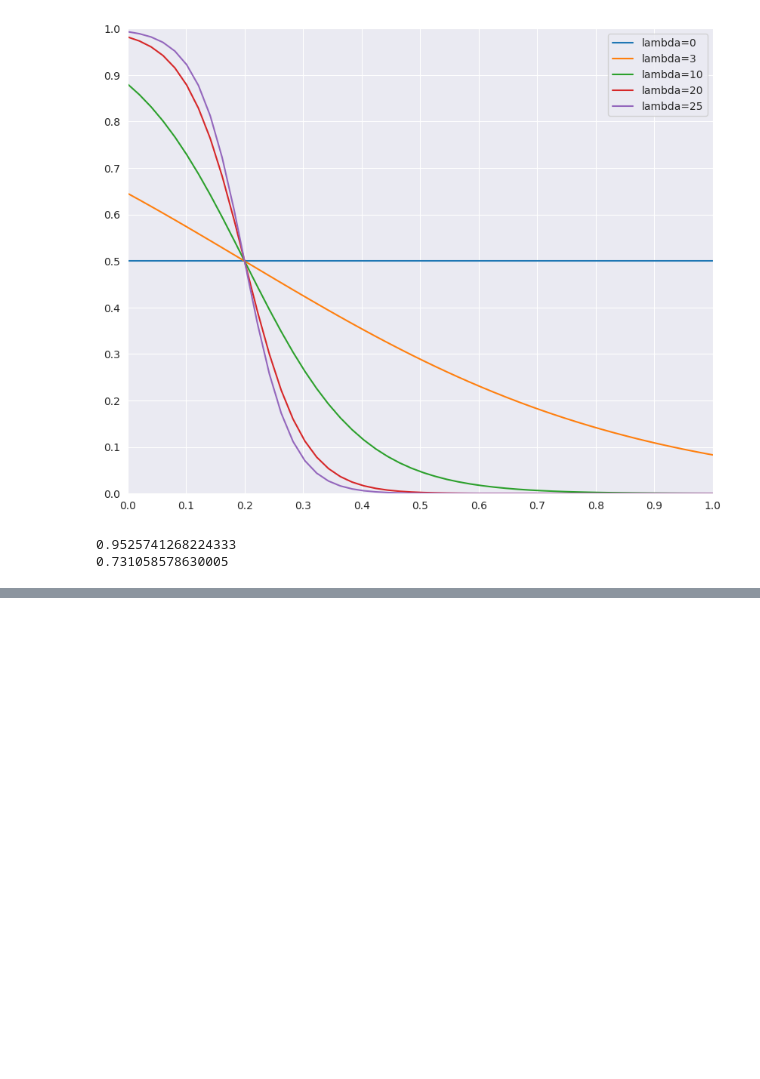
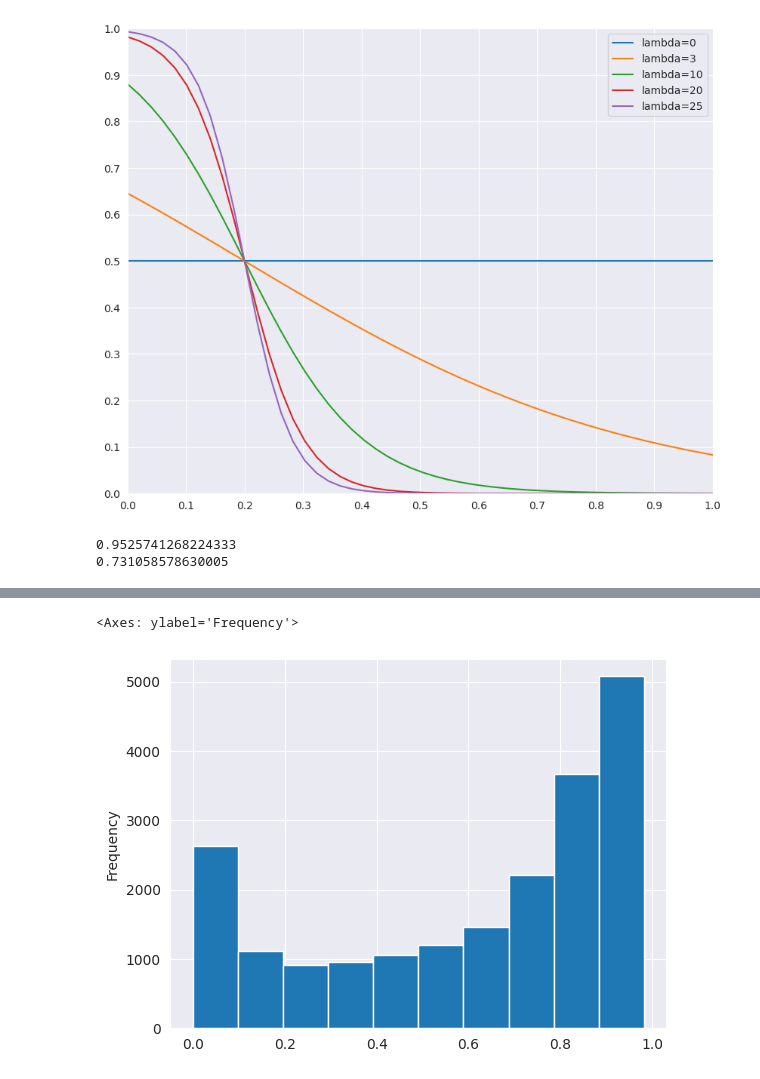
Before and after one commit to aristotekoen/car_market, a Jupyter notebook: notebooks/reliability_score.ipynb, the cells around one changed output, grey strips where cells are left out. Saved outputs shown, nothing was run; the diff lists cells and outputs as text; code cells hidden in the pictures; blank space fills up the shorter version.

```diff
--- a/notebooks/reliability_score.ipynb
+++ b/notebooks/reliability_score.ipynb
@@ -219,0 +229,5 @@ test.groupby('brand')['final_uncertainty'].agg('mean').sort_values(ascending=Fal
+# %%
+test.final_uncertainty.plot(kind='hist')
+# %% [output]
+<Axes: ylabel='Frequency'>
+[figure, added]
```
Also changed, not shown: parts of 11 cells of this notebook, 2 other files.
